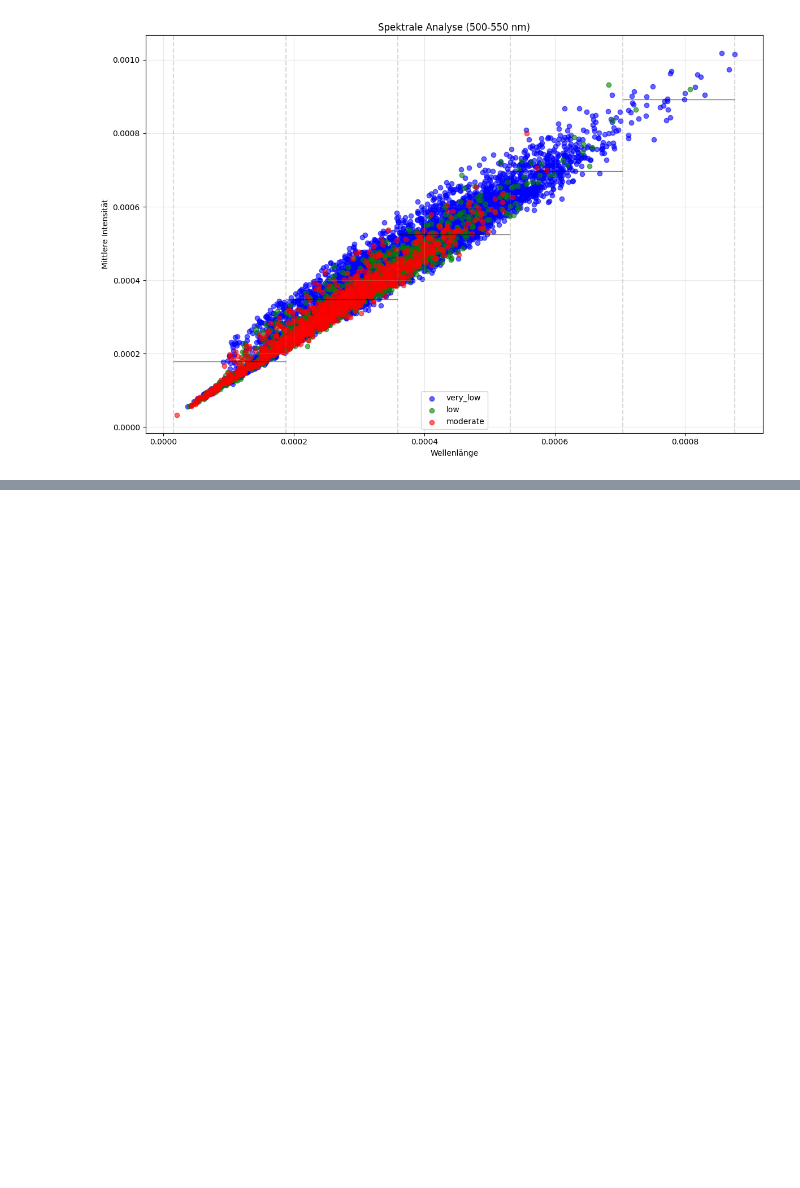
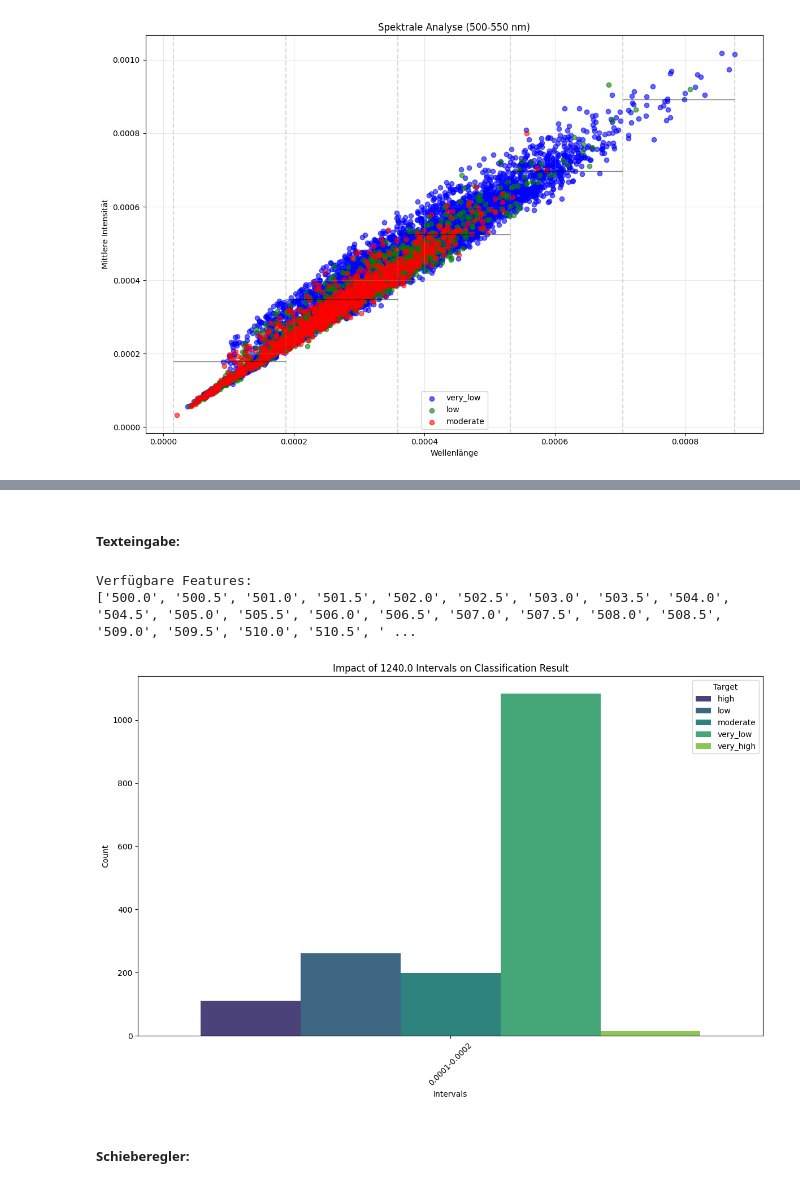
Before and after one commit to HU-VisualAnalytics-GrE/Feature-Importance, a Jupyter notebook: task3.ipynb, the cells around one changed output, grey strips where cells are left out. Cells and saved outputs as stored; diff of their text form; code cells hidden in the pictures; blank space fills up the shorter version.

```diff
--- a/task3.ipynb
+++ b/task3.ipynb
@@ -136,0 +185,71 @@ plot_spectral_intervals(df_test, df_target,
+# %% [markdown]
+##### Texteingabe:
+# %%
+def explore_variable_intervals(df_test, df_target, feature, intervals):
+    """
+    Parameters:
+    df_test: DataFrame with the input features
+    df_target: DataFrame with the target variable
+    feature: The feature to explore
+    intervals: List of tuples representing the intervals to explore
+    """
+    # Extract the feature values
+    feature_values = df_test[feature]
+
+    # Create a list to store the results
+    results_list = []
+
+    for start, end in intervals:
+        # Filter the data within the interval
+        mask = (feature_values >= start) & (feature_values <= end)
+        interval_data = df_test[mask]
+        interval_target = df_target[mask]
+
+        if not interval_data.empty:
+            # Calculate the mean value of the feature within the interval
+            mean_value = interval_data[feature].mean()
+
+            # Append the results
+            for target in interval_target['x'].unique():
+                target_count = interval_target[interval_target['x'] == target].shape[0]
+                results_list.append({
+                    'Interval': f'{start}-{end}',
+                    'Mean Value': mean_value,
+                    'Target': target,
+                    'Count': target_count
+                })
+
+    # Create DataFrame from results list
+    results = pd.DataFrame(results_list)
+
+    # Plot the results
+    plt.figure(figsize=(12, 8))
+    sns.barplot(x='Interval', y='Count', hue='Target', data=results, palette='viridis')
+    plt.xlabel('Intervals')
+    plt.ylabel('Count')
+    plt.title(f'Impact of {feature} Intervals on Classification Result')
+    plt.xticks(rotation=45)
+    plt.tight_layout()
+    plt.show()
+
+    return results
+
+# Zeige verfügbare Features
+print("Verfügbare Features:")
+print(df_test.columns.tolist())
+
+# User Input für Feature
+selected_feature = input("Bitte geben Sie das gewünschte Feature ein: ")
+
+# Überprüfe ob das Feature existiert
+if selected_feature in df_test.columns:
+    intervals_to_explore = [(0.0001, 0.0002), (0.0002, 0.0003), (0.0003, 0.0004), (0.0004, 0.0005)]
+    explore_variable_intervals(df_test, df_target, feature=selected_feature, intervals=intervals_to_explore)
+else:
+    print(f"Fehler: Das Feature '{selected_feature}' existiert nicht im DataFrame.")
+# %% [output]
+Verfügbare Features:
+['500.0', '500.5', '501.0', '501.5', '502.0', '502.5', '503.0', '503.5', '504.0', '504.5', '505.0', '505.5', '506.0', '506.5', '507.0', '507.5', '508.0', '508.5', '509.0', '509.5', '510.0', '510.5', ' ...
+[figure, added]
+# %% [markdown]
+##### Schieberegler:
```
Also changed, not shown: parts of 12 cells of this notebook.
